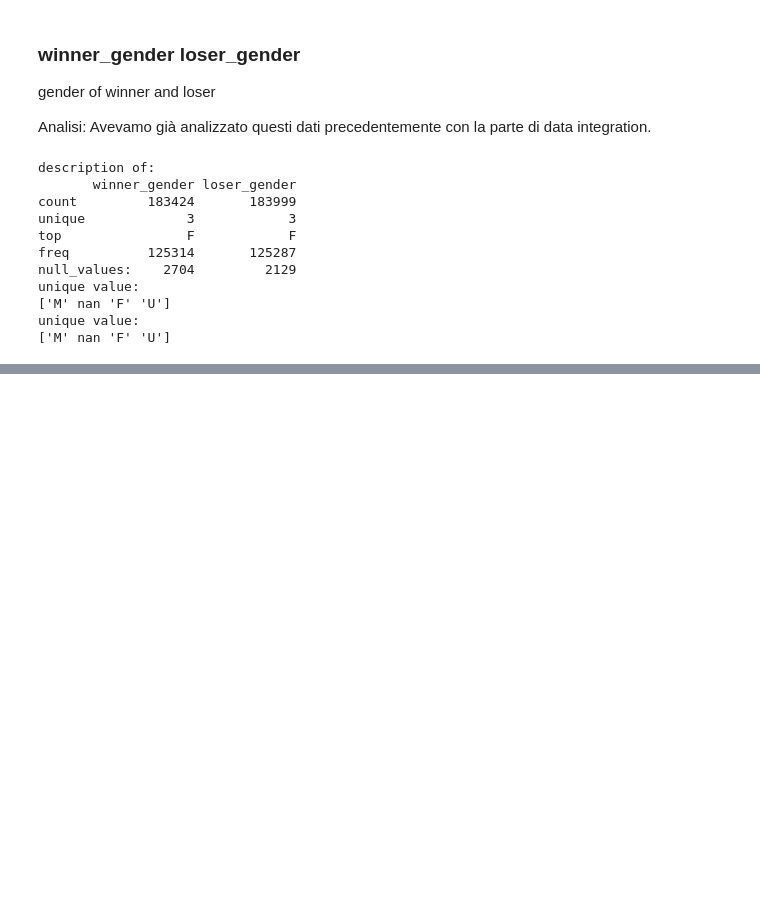
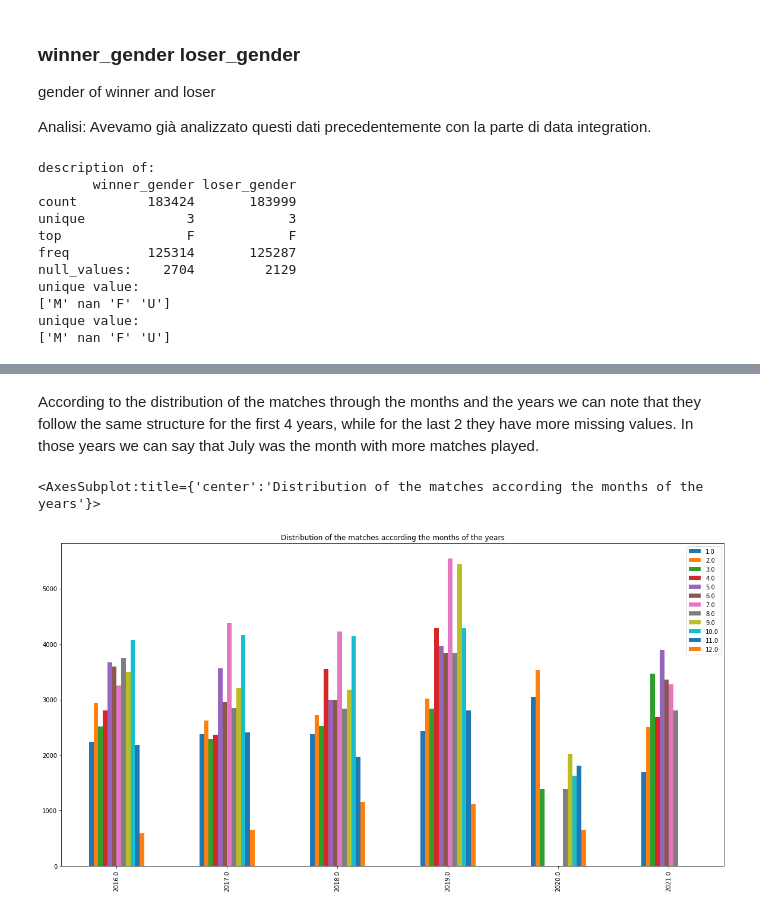
Before and after one commit to OrnelaDanushi/DM-project21, a Jupyter notebook: matches_data_understanding.ipynb, the cells around one changed output, grey strips where cells are left out. Drawn from its saved outputs; the diff is of its cells as text; code cells hidden in the pictures; blank space fills up the shorter version.

```diff
--- a/matches_data_understanding.ipynb
+++ b/matches_data_understanding.ipynb
@@ -937,0 +1039,12 @@ unique value:
+# %% [markdown]
+According to the distribution of the matches through the months and the years we can note that they follow the same structure for the first 4 years, while for the last 2 they have more missing values. In those years we can say that July was the month with more matches played.
+# %%
+lf = df.groupby([ [x.year for x in df.tourney_date], [x.month for x in df.tourney_date]]).size()
+lf = lf.unstack()
+lf.plot(
+    figsize=(20, 10),
+    title="Distribution of the matches according the months of the years",
+    kind='bar')
+# %% [output]
+<AxesSubplot:title={'center':'Distribution of the matches according the months of the years'}>
+[figure, added]
```
Also changed, not shown: parts of 28 cells of this notebook.
